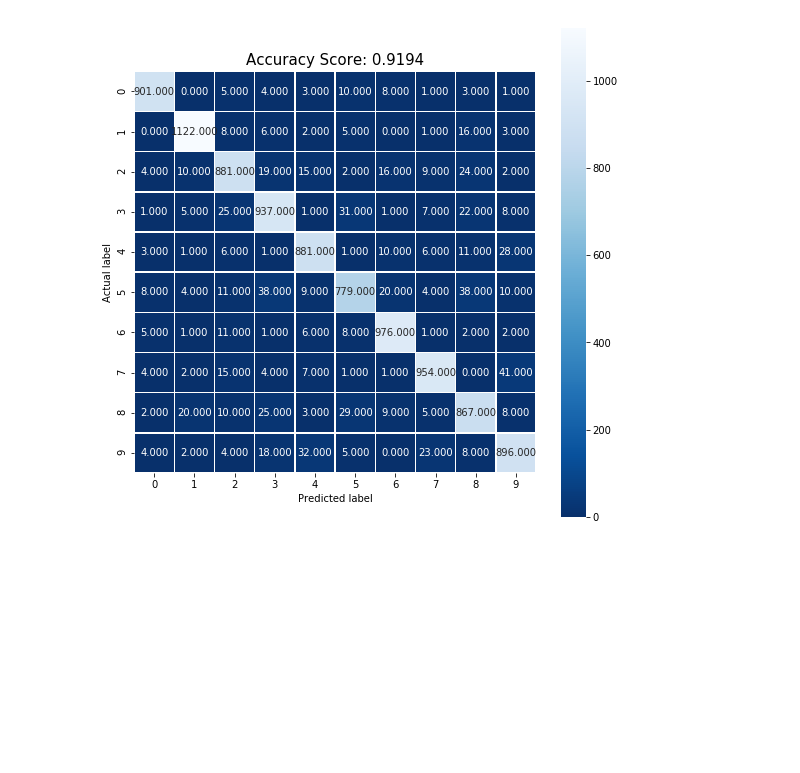
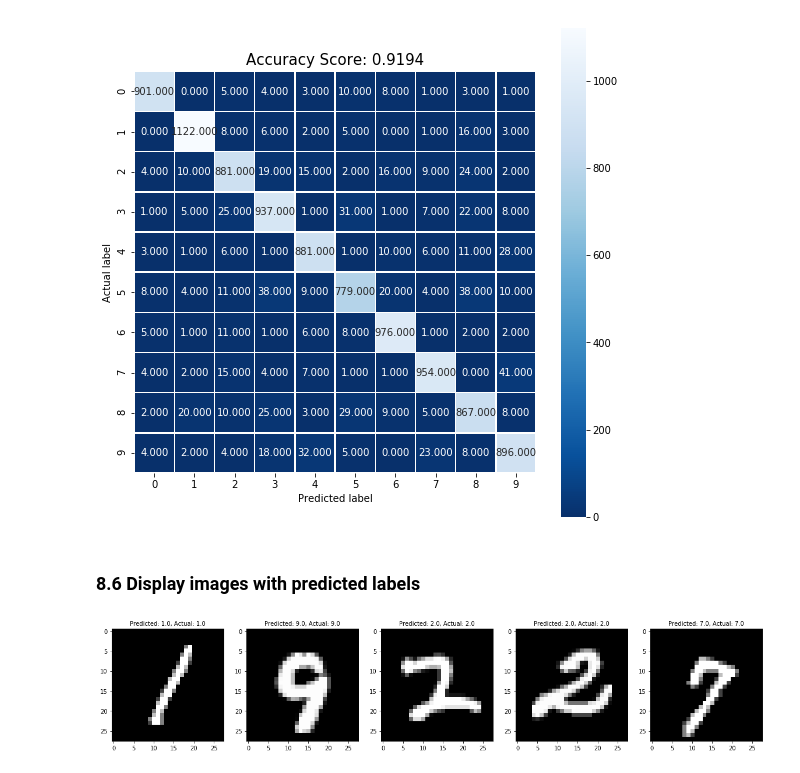
Before and after one commit to kamilam1987/Emerging_Technologies, a Jupyter notebook: mnist-dataset.ipynb, the cells around one changed output. Drawn from its saved outputs; the diff is of its cells as text; code cells hidden in the pictures; blank space fills up the shorter version.

Commit message:
Added image with correct and incorrect labels

```diff
--- a/mnist-dataset.ipynb
+++ b/mnist-dataset.ipynb
@@ -316,3 +322,27 @@ plt.title(all_sample_title, size = 15)
 # %% [output]
 Text(0.5, 1.0, 'Accuracy Score: 0.9194')
 [figure]
+# %% [markdown]
+### 8.6 Display images with predicted labels
+# %%
+# Sets index to 0
+index = 0
+# Creates array to strore bytes for image
+classifiedIndexes = []
+
+# Loops through test labels and compare them with predicted label
+for label, predict in zip(test_lbl, predictions):
+    if label == predict:
+        classifiedIndexes.append(index)
+    index +=1
+plt.figure(figsize=(20,4))
+# Loop through first five iamges and labels that matches with predicted label
+for plotIndex, correctIndex in enumerate(classifiedIndexes[0:5]):
+    # Adds them to plot
+    plt.subplot(1, 5, plotIndex + 1)
+    # Reshape image to 28x28 pixels
+    plt.imshow(np.reshape(test_img[correctIndex], (28,28)),  cmap='gray')
+    # Adds titel with predicted and actual label for each image
+    plt.title('Predicted: {}, Actual: {}'.format(predictions[correctIndex], test_lbl[correctIndex]), fontsize = 10)
+# %% [output]
+[figure, added]
```
Also changed, not shown: parts of 8 cells of this notebook.
